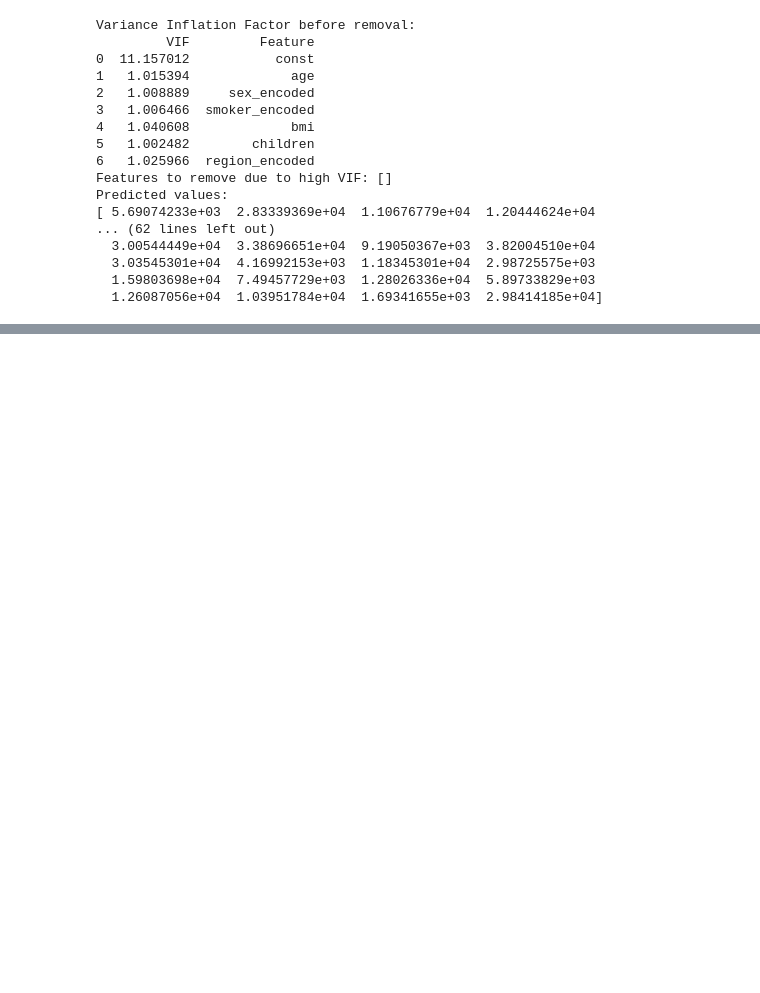
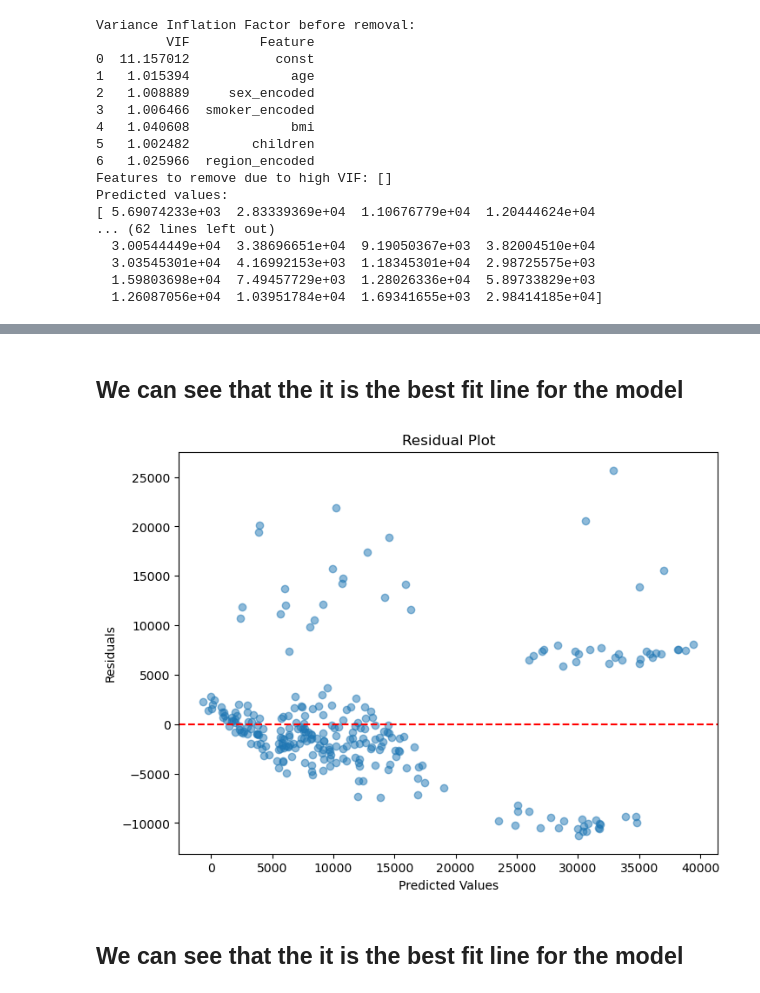
Before and after one commit to srinijalanda93/Machine-learning, a Jupyter notebook: Survised Learning/2448526_lab7.ipynb, the cells around one changed output, grey strips where cells are left out. Saved outputs shown, nothing was run; the diff lists cells and outputs as text; code cells hidden in the pictures; blank space fills up the shorter version.

```diff
--- a/Survised Learning/2448526_lab7.ipynb
+++ b/Survised Learning/2448526_lab7.ipynb
@@ -304,0 +383,19 @@ Predicted values:
+# %% [markdown]
+## We can see that the it is the best fit line for the model
+# %%
+residuals = y_test - preds
+
+# Plot the residuals
+mpt.figure(figsize=(8, 6))
+mpt.scatter(preds, residuals, alpha=0.5)
+mpt.axhline(y=0, color='red', linestyle='--')
+mpt.xlabel('Predicted Values')
+mpt.ylabel('Residuals')
+mpt.title('Residual Plot')
+mpt.show()
+
+#The residual plot is kind of randomized which says the model is fit
+# %% [output]
+[figure, added]
+# %% [markdown]
+## We can see that the it is the best fit line for the model
```
Also changed, not shown: parts of 12 cells of this notebook, 4 other files.
